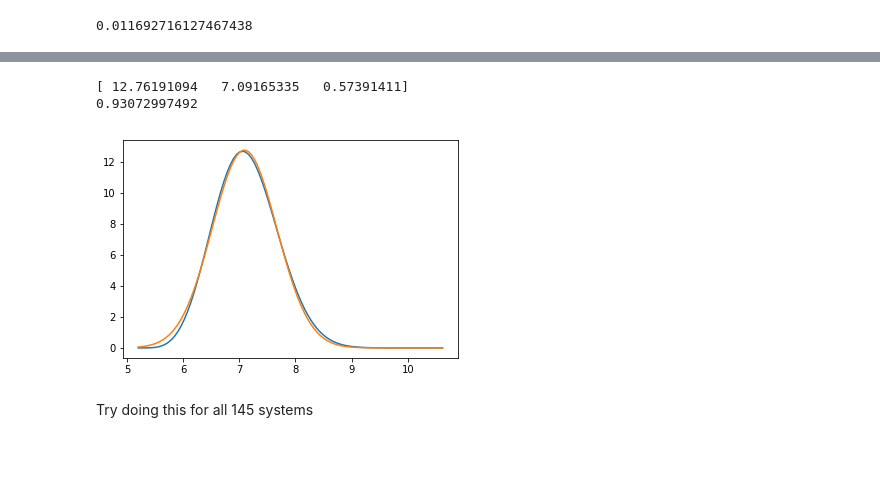
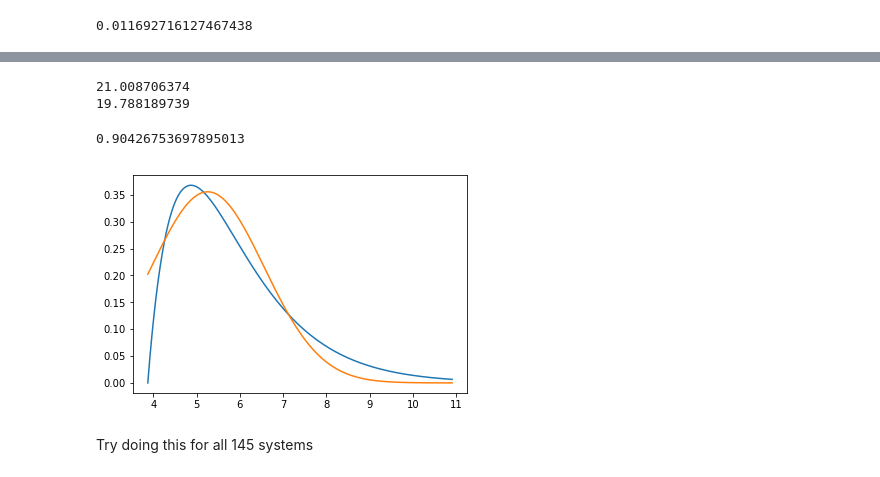
Before and after one commit to dtamayo/MLstability, a Jupyter notebook: Analysis/MCMC_Analysis/ConvolutedConvolutions.ipynb, the cells around one changed output, grey strips where cells are left out. Saved outputs shown, nothing was run; the diff lists cells and outputs as text; code cells hidden in the pictures.

```diff
--- a/Analysis/MCMC_Analysis/ConvolutedConvolutions.ipynb
+++ b/Analysis/MCMC_Analysis/ConvolutedConvolutions.ipynb
@@ -181,20 +183,44 @@ def rms_error(y_true, y_test):
     #assume the two are the same size, do a rsm error
     error = 1./2**0.5 *(y_true-y_test)
     return np.nansum(error)
-# %%
-p0 = [1., loc+alpha*4, alpha] #norm, mean, sigma
-#popt,pcov = curve_fit(gaus,x,y,p0=[1,mean,sigma])
-coeff, var_matrix = scipy.optimize.curve_fit(gauss, bins, final_y, p0=p0)
-# Get the fitted curve
-print coeff
-hist_fit = gauss(bins, *coeff)
-plt.plot(bins, final_y)
-plt.plot(bins, hist_fit)
-print rms_error(hist_fit, final_y)
-# %% [output]
-[ 12.76191094   7.09165335   0.57391411]
-0.93072997492
-[figure, removed]
+# %%
+p0 = [1., loc+alpha*4, alpha] #norm, mean, sigma
+coeff, var_matrix = scipy.optimize.curve_fit(gauss, bins, final_y, p0=p0)
+
+# Get the fitted curve
+hist_fit = gauss(bins, *coeff)
+
+#incrementing step
+delta_t = (( loc+7.*alpha) -loc)/(width-1)
+
+summed_fit_area_weib = 0
+#find the total sum of final_y to find normalizing constant
+for val in final_y:
+    summed_fit_area_weib+=  val*delta_t
+    # loc is start, loc+7*alpha is end, width here is the number of sampleing points
+print summed_fit_area_weib
+
+
+summed_fit_area_gauss = 0
+for val in hist_fit:
+    summed_fit_area_gauss+=  val*delta_t
+    # loc is start, loc+7*alpha is end, width here is the number of sampleing points
+print summed_fit_area_gauss
+
+#plot normalized curves for visual inspection
+plt.plot(bins, final_y/summed_fit_area_weib)
+plt.plot(bins, hist_fit/summed_fit_area_gauss)
+
+overlapp = np.concatenate([(final_y/summed_fit_area_weib).reshape(width,1),
+                           (hist_fit/summed_fit_area_gauss).reshape(width, 1)], axis = 1)
+#define IOU as the sum, of their overlap, so take the min of both and sum it multiplied by delta t
+overlapp.min(axis = 1).sum()*delta_t
+#overlapped arel
+# %% [output]
+21.008706374
+19.788189739
+0.90426753697895013
+[figure, added]
 # %% [markdown]
 Try doing this for all 145 systems
 # %%
```
Also changed, not shown: parts of 10 cells of this notebook, 9 other files.
